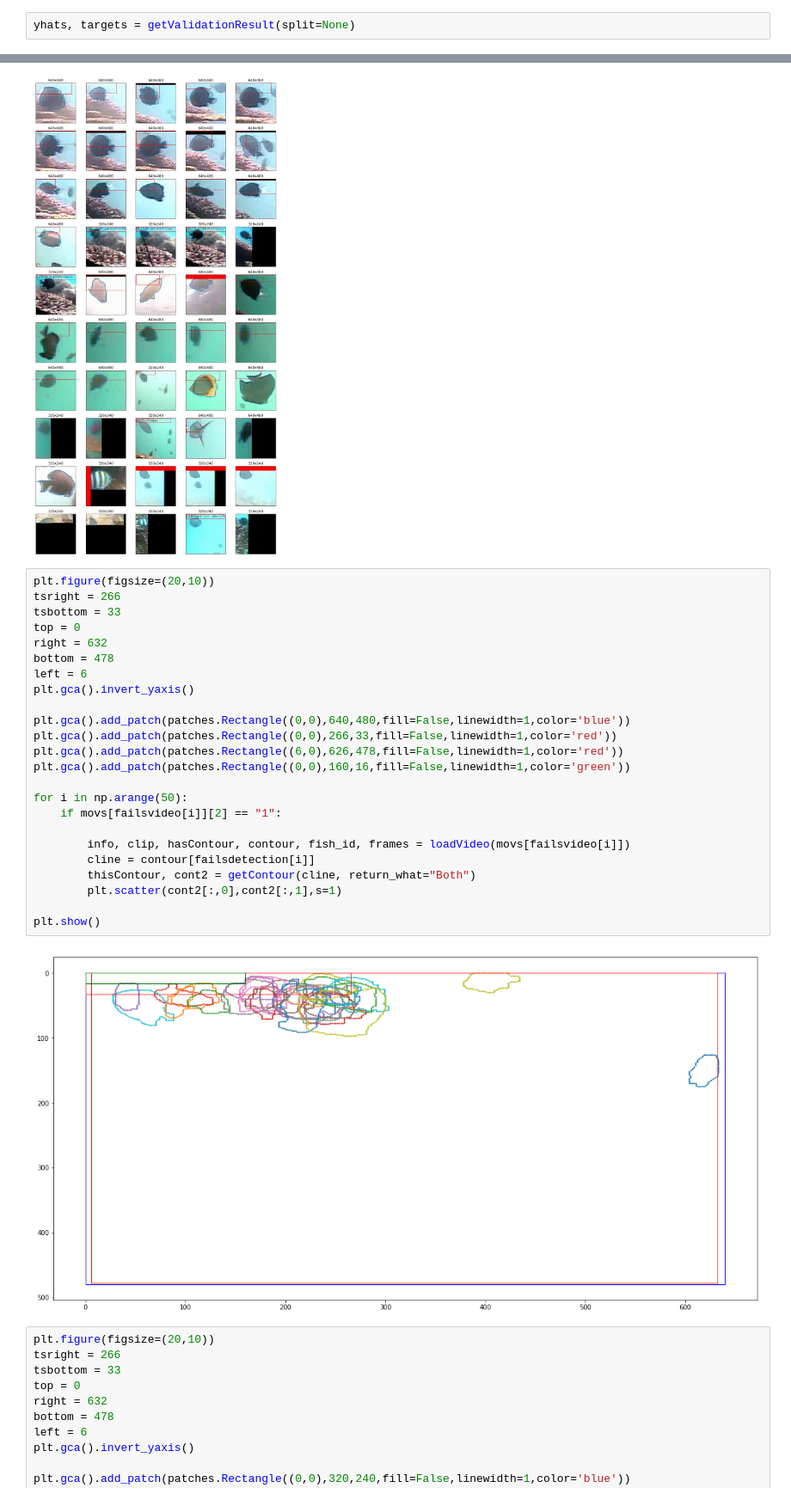
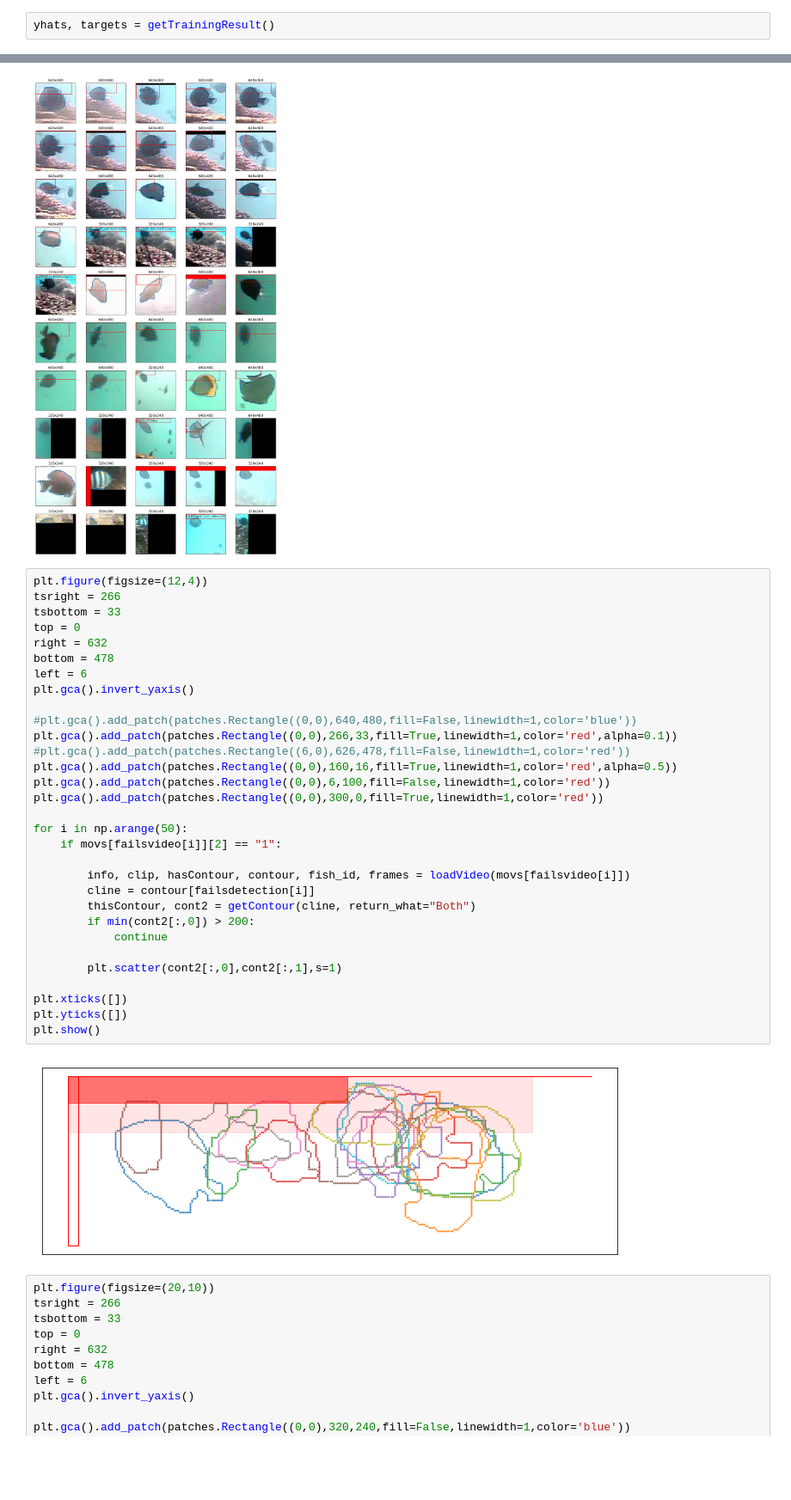
Before and after one commit to JianmengYu/f4k, a Jupyter notebook: final cleaning.ipynb, the cells around one changed output, grey strips where cells are left out. Shown at 86% size. Cells and saved outputs as stored; diff of their text form; blank space fills up the shorter version.

```diff
--- a/final cleaning.ipynb
+++ b/final cleaning.ipynb
@@ -112,2 +205,2 @@ def vote(yhats,targets,svm=True,cnn=True,cnnwc=True,cnnbc=True,minvote=1,keptRan
 # %%
-yhats, targets = getValidationResult(split=None)
+yhats, targets = getTrainingResult()
@@ -616,31 +651,38 @@ plt.show()
 # %% [output]
 [figure]
 # %%
-plt.figure(figsize=(20,10))
+plt.figure(figsize=(12,4))
 tsright = 266
 tsbottom = 33
 top = 0
 right = 632
 bottom = 478
 left = 6
 plt.gca().invert_yaxis()
 
-plt.gca().add_patch(patches.Rectangle((0,0),640,480,fill=False,linewidth=1,color='blue'))
-plt.gca().add_patch(patches.Rectangle((0,0),266,33,fill=False,linewidth=1,color='red'))
-plt.gca().add_patch(patches.Rectangle((6,0),626,478,fill=False,linewidth=1,color='red'))
-plt.gca().add_patch(patches.Rectangle((0,0),160,16,fill=False,linewidth=1,color='green'))
+#plt.gca().add_patch(patches.Rectangle((0,0),640,480,fill=False,linewidth=1,color='blue'))
+plt.gca().add_patch(patches.Rectangle((0,0),266,33,fill=True,linewidth=1,color='red',alpha=0.1))
+#plt.gca().add_patch(patches.Rectangle((6,0),626,478,fill=False,linewidth=1,color='red'))
+plt.gca().add_patch(patches.Rectangle((0,0),160,16,fill=True,linewidth=1,color='red',alpha=0.5))
+plt.gca().add_patch(patches.Rectangle((0,0),6,100,fill=False,linewidth=1,color='red'))
+plt.gca().add_patch(patches.Rectangle((0,0),300,0,fill=True,linewidth=1,color='red'))
 
 for i in np.arange(50):
     if movs[failsvideo[i]][2] == "1":
 
         info, clip, hasContour, contour, fish_id, frames = loadVideo(movs[failsvideo[i]])
         cline = contour[failsdetection[i]]
         thisContour, cont2 = getContour(cline, return_what="Both")
+        if min(cont2[:,0]) > 200:
+            continue
+
         plt.scatter(cont2[:,0],cont2[:,1],s=1)
 
+plt.xticks([])
+plt.yticks([])
 plt.show()
 # %% [output]
-[figure, old version]
+[figure, new version]
 # %%
 plt.figure(figsize=(20,10))
 tsright = 266
```
Also changed, not shown: parts of 28 cells of this notebook, 7 other files.
